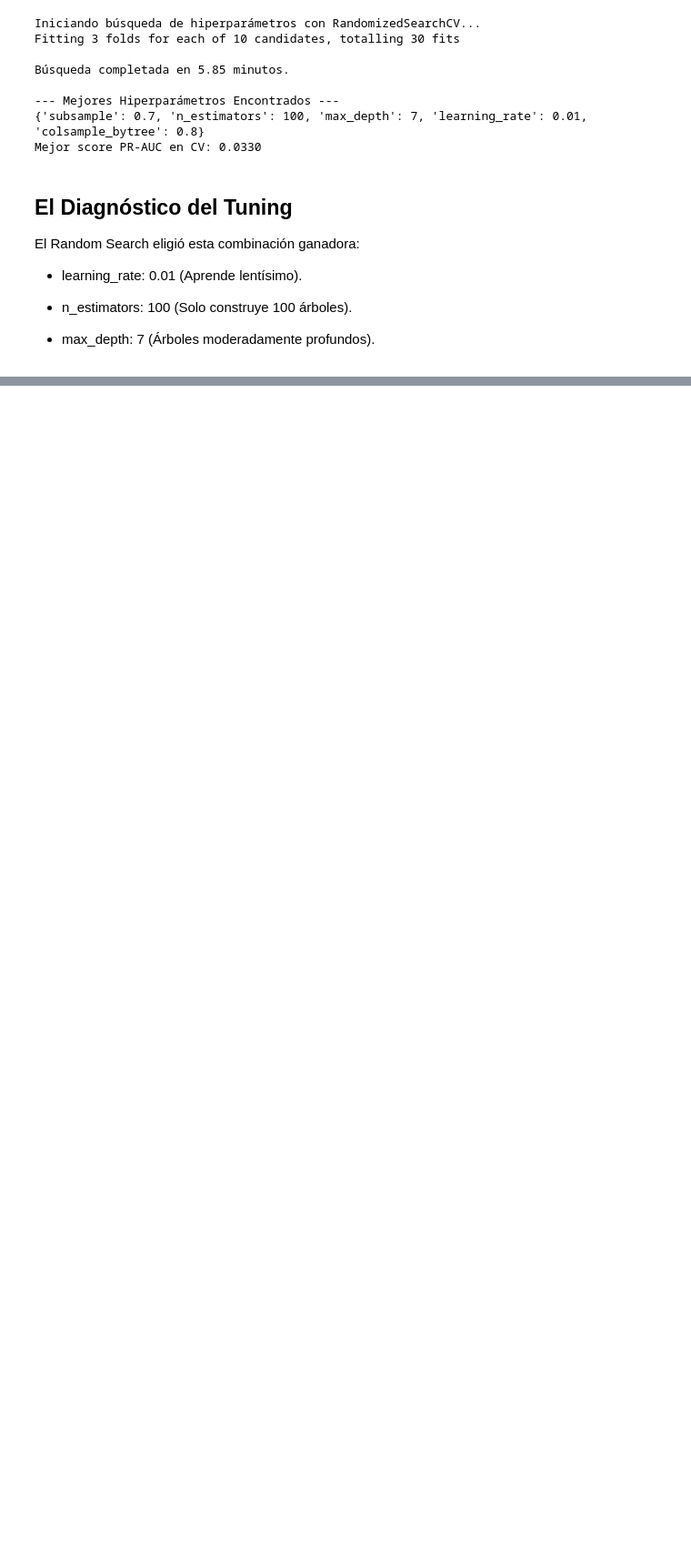
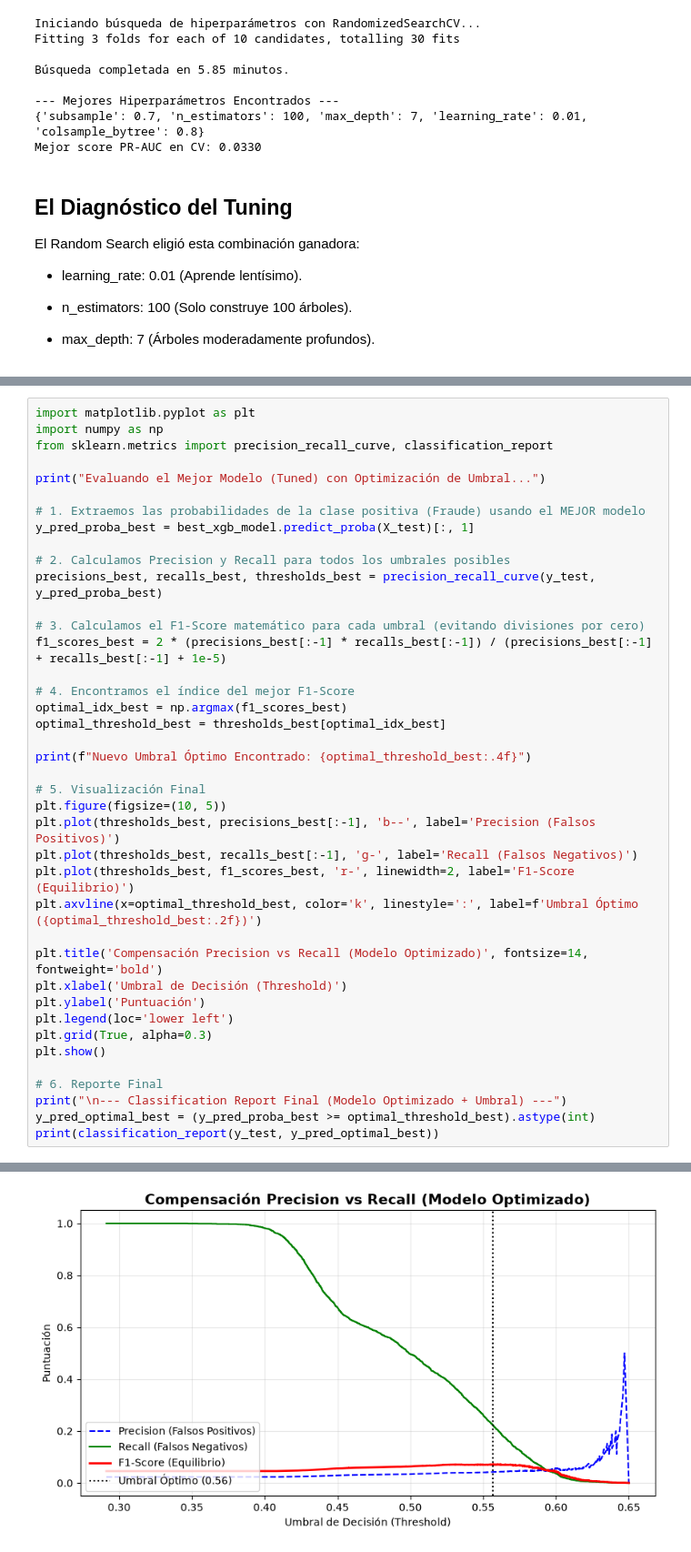
Before and after one commit to JorgeHdzRiv/Fintech-Fraud-Detection, a Jupyter notebook: notebooks/03_Modeling_Baseline.ipynb, the cells around one changed output, grey strips where cells are left out. Shown at 91% size. Saved outputs shown, nothing was run; the diff lists cells and outputs as text; blank space fills up the shorter version.

Commit message:
BestModelingNotebook

```diff
--- a/notebooks/03_Modeling_Baseline.ipynb
+++ b/notebooks/03_Modeling_Baseline.ipynb
@@ -220,0 +223,41 @@ El Random Search eligió esta combinación ganadora:
+# %%
+import matplotlib.pyplot as plt
+import numpy as np
+from sklearn.metrics import precision_recall_curve, classification_report
+
+print("Evaluando el Mejor Modelo (Tuned) con Optimización de Umbral...")
+
+# 1. Extraemos las probabilidades de la clase positiva (Fraude) usando el MEJOR modelo
+y_pred_proba_best = best_xgb_model.predict_proba(X_test)[:, 1]
+
+# 2. Calculamos Precision y Recall para todos los umbrales posibles
+precisions_best, recalls_best, thresholds_best = precision_recall_curve(y_test, y_pred_proba_best)
+
+# 3. Calculamos el F1-Score matemático para cada umbral (evitando divisiones por cero)
+f1_scores_best = 2 * (precisions_best[:-1] * recalls_best[:-1]) / (precisions_best[:-1] + recalls_best[:-1] + 1e-5)
+
+# 4. Encontramos el índice del mejor F1-Score
+optimal_idx_best = np.argmax(f1_scores_best)
+optimal_threshold_best = thresholds_best[optimal_idx_best]
+
+print(f"Nuevo Umbral Óptimo Encontrado: {optimal_threshold_best:.4f}")
+
+# 5. Visualización Final
+plt.figure(figsize=(10, 5))
+plt.plot(thresholds_best, precisions_best[:-1], 'b--', label='Precision (Falsos Positivos)')
+plt.plot(thresholds_best, recalls_best[:-1], 'g-', label='Recall (Falsos Negativos)')
+plt.plot(thresholds_best, f1_scores_best, 'r-', linewidth=2, label='F1-Score (Equilibrio)')
+plt.axvline(x=optimal_threshold_best, color='k', linestyle=':', label=f'Umbral Óptimo ({optimal_threshold_best:.2f})')
+
+plt.title('Compensación Precision vs Recall (Modelo Optimizado)', fontsize=14, fontweight='bold')
+plt.xlabel('Umbral de Decisión (Threshold)')
+plt.ylabel('Puntuación')
+plt.legend(loc='lower left')
+plt.grid(True, alpha=0.3)
+plt.show()
+
+# 6. Reporte Final
+print("\n--- Classification Report Final (Modelo Optimizado + Umbral) ---")
+y_pred_optimal_best = (y_pred_proba_best >= optimal_threshold_best).astype(int)
+print(classification_report(y_test, y_pred_optimal_best))
+# %% [output]
@@ -220,0 +266 @@ El Random Search eligió esta combinación ganadora:
+[figure, added]
```
Also changed, not shown: parts of 4 cells of this notebook, 3 other files.
